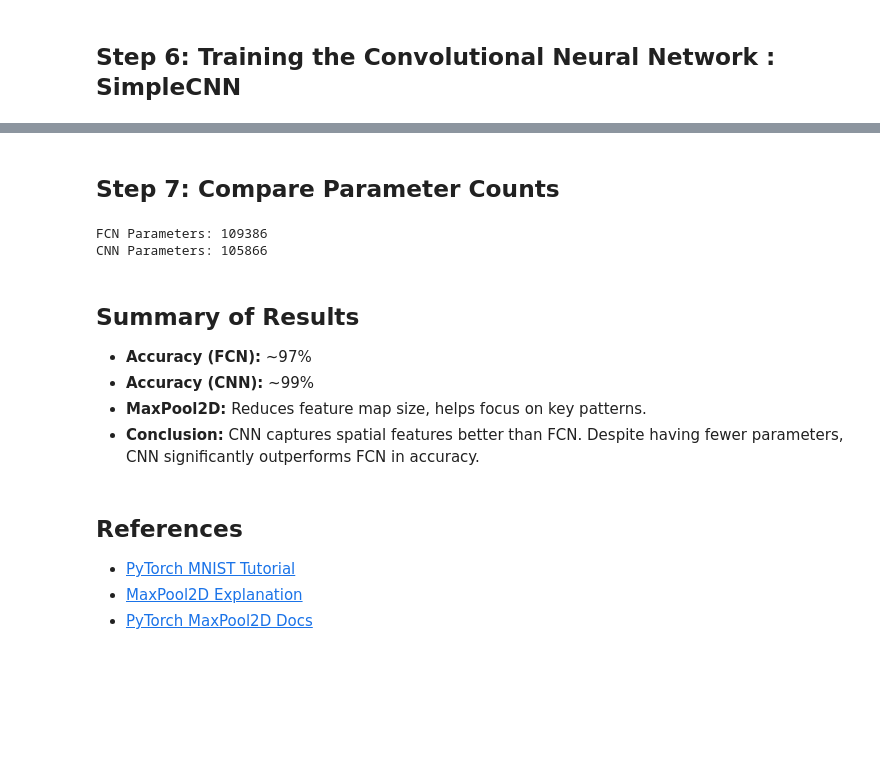
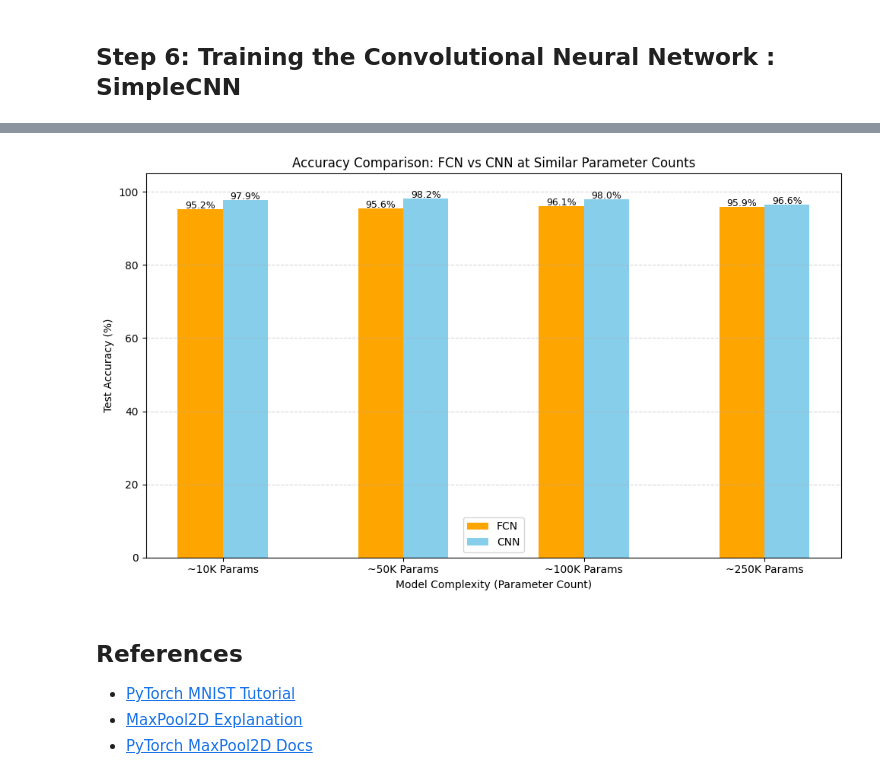
Before and after one commit to sumit-sah314/deep-learning-journey, a Jupyter notebook: excercises/mnist_fcnVScnn.ipynb, the cells around one changed output, grey strips where cells are left out. Cells and saved outputs as stored; diff of their text form; code cells hidden in the pictures; blank space fills up the shorter version.

```diff
--- a/excercises/mnist_fcnVScnn.ipynb
+++ b/excercises/mnist_fcnVScnn.ipynb
@@ -15,6 +15,9 @@ import seaborn as sns
 # %% [markdown]
 ### Load MNIST training and test datasets
 # %%
+device = torch.device("cuda" if torch.cuda.is_available() else "cpu")
+print(f"Using device: {device}")
+
 # Define transformations for the images
 transform = transforms.Compose([
     transforms.ToTensor(),  # Convert images to PyTorch tensors
@@ -157,9 +194,6 @@ Training finished!
 # %%
-plt.figure(figsize=(10, 5))
-plt.plot(train_losses)
-plt.title('Training Loss')
-plt.xlabel('Training Steps (x100)')
-plt.ylabel('Loss')
-plt.grid(True)
-plt.show()
+acc0 = train_and_evaluate(model1, "FCN-0")
+acc1 = train_and_evaluate(model1, "FCN-1")
+acc2 = train_and_evaluate(model2, "FCN-2")
+acc3 = train_and_evaluate(model3, "FCN-3")
 # %% [output]
@@ -336,20 +348,37 @@ CCN Confusion Matrix:
-# %% [markdown]
-## Step 7: Compare Parameter Counts
-# %%
-def count_params(model):
-    return sum(p.numel() for p in model.parameters() if p.requires_grad)
-
-print("FCN Parameters:", count_params(model))
-print("CNN Parameters:", count_params(cnn_model))
-# %% [output]
-FCN Parameters: 109386
-CNN Parameters: 105866
-# %% [markdown]
-## Summary of Results
-- **Accuracy (FCN):** ~97%
-- **Accuracy (CNN):** ~99%
-- **MaxPool2D:** Reduces feature map size, helps focus on key patterns.
-- **Conclusion:** CNN captures spatial features better than FCN. Despite having fewer parameters, CNN significantly outperforms FCN in accuracy.
+# %%
+import matplotlib.pyplot as plt
+import numpy as np
+
+# Model groups
+model_levels = ['~10K Params',  '~50K Params', '~100K Params', '~250K Params']
+
+# Accuracy for FCN and CNN at each level — replace with actual values
+fcn_acc = [acc0, acc1, acc2, acc3]
+cnn_acc = [acc_cnn0, acc_cnn1, acc_cnn2, acc_cnn3]
+
+x = np.arange(len(model_levels))  # Label locations
+width = 0.25  # Width of bars
+
+plt.figure(figsize=(10, 6))
+bars1 = plt.bar(x - width/2, fcn_acc, width, label='FCN', color='orange')
+bars2 = plt.bar(x + width/2, cnn_acc, width, label='CNN', color='skyblue')
+
+# Add text labels above bars
+for i in range(len(x)):
+    plt.text(x[i] - width/2, fcn_acc[i] + 0.2, f"{fcn_acc[i]:.1f}%", ha='center', fontsize=9)
+    plt.text(x[i] + width/2, cnn_acc[i] + 0.2, f"{cnn_acc[i]:.1f}%", ha='center', fontsize=9)
+
+plt.xlabel('Model Complexity (Parameter Count)')
+plt.ylabel('Test Accuracy (%)')
+plt.title('Accuracy Comparison: FCN vs CNN at Similar Parameter Counts')
+plt.xticks(x, model_levels)
+plt.ylim(0, 105)
+plt.legend()
+plt.grid(axis='y', linestyle='--', alpha=0.5)
+plt.tight_layout()
+plt.show()
+# %% [output]
+[figure, added]
 # %% [markdown]
 ## References
 
```
Also changed, not shown: parts of 15 cells of this notebook.
